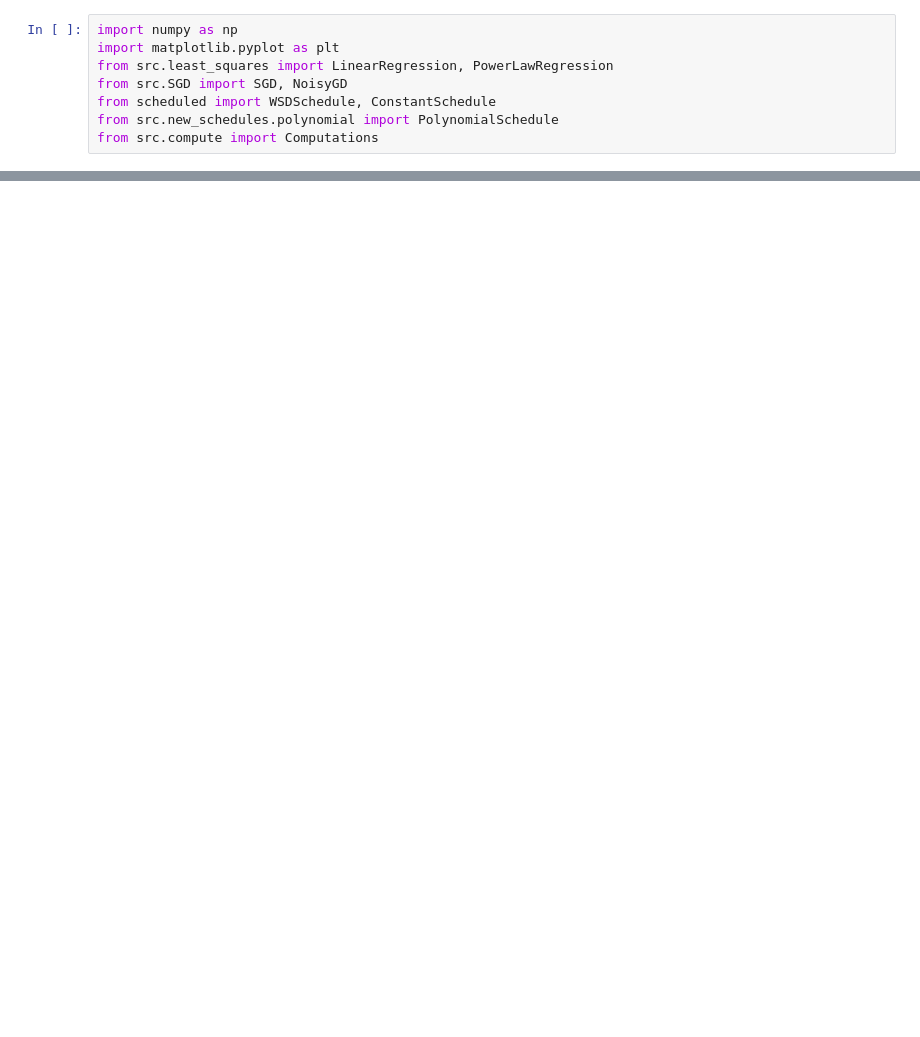
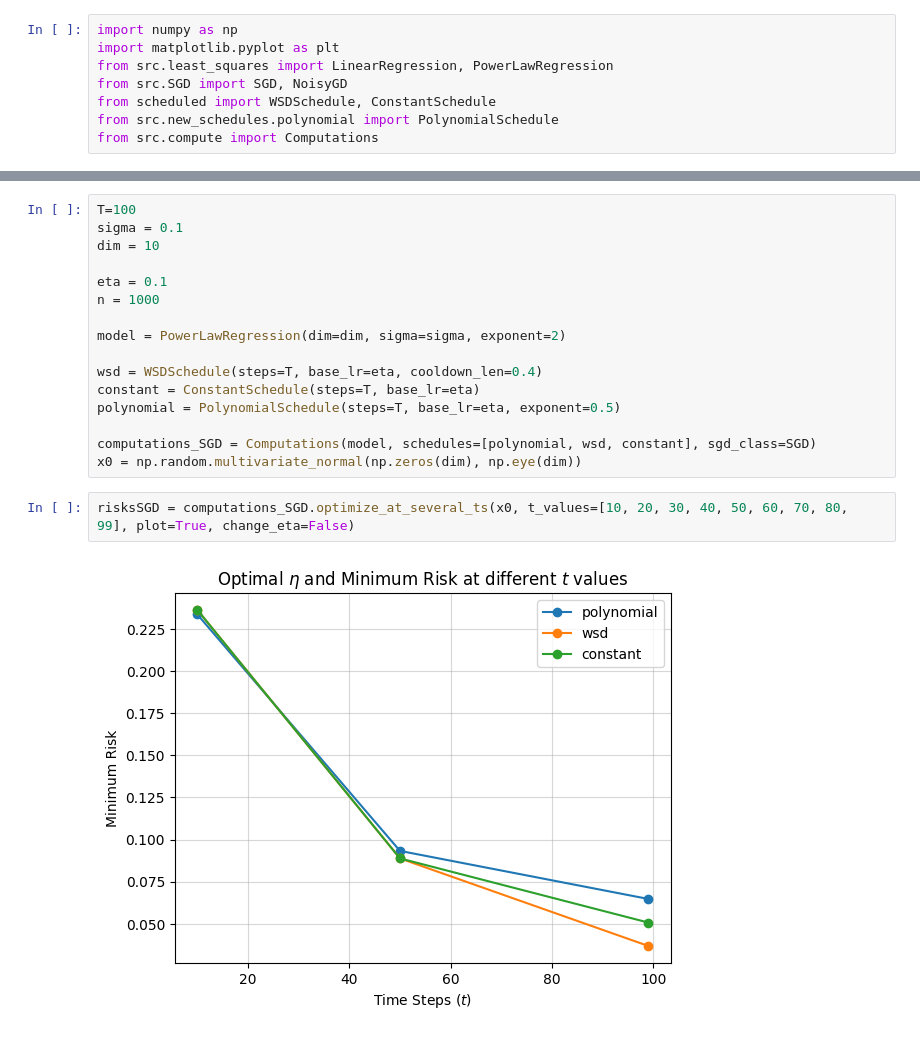
Before and after one commit to noecolomban/Least_Squares, a Jupyter notebook: notebook_plot.ipynb, the cells around one changed output, grey strips where cells are left out. Drawn from its saved outputs; the diff is of its cells as text; blank space fills up the shorter version.

```diff
--- a/notebook_plot.ipynb
+++ b/notebook_plot.ipynb
@@ -50,0 +52,20 @@ all = computations_SGD_many.compute_all_theoretical_risks(x0,  plot=True, log_sc
+# %%
+T=100
+sigma = 0.1
+dim = 10
+
+eta = 0.1
+n = 1000
+
+model = PowerLawRegression(dim=dim, sigma=sigma, exponent=2)
+
+wsd = WSDSchedule(steps=T, base_lr=eta, cooldown_len=0.4)
+constant = ConstantSchedule(steps=T, base_lr=eta)
+polynomial = PolynomialSchedule(steps=T, base_lr=eta, exponent=0.5)
+
+computations_SGD = Computations(model, schedules=[polynomial, wsd, constant], sgd_class=SGD)
+x0 = np.random.multivariate_normal(np.zeros(dim), np.eye(dim))
+# %%
+risksSGD = computations_SGD.optimize_at_several_ts(x0, t_values=[10, 20, 30, 40, 50, 60, 70, 80, 99], plot=True, change_eta=False)
+# %% [output]
+[figure, added]
```
Also changed, not shown: parts of 6 cells of this notebook, 44 other files.
